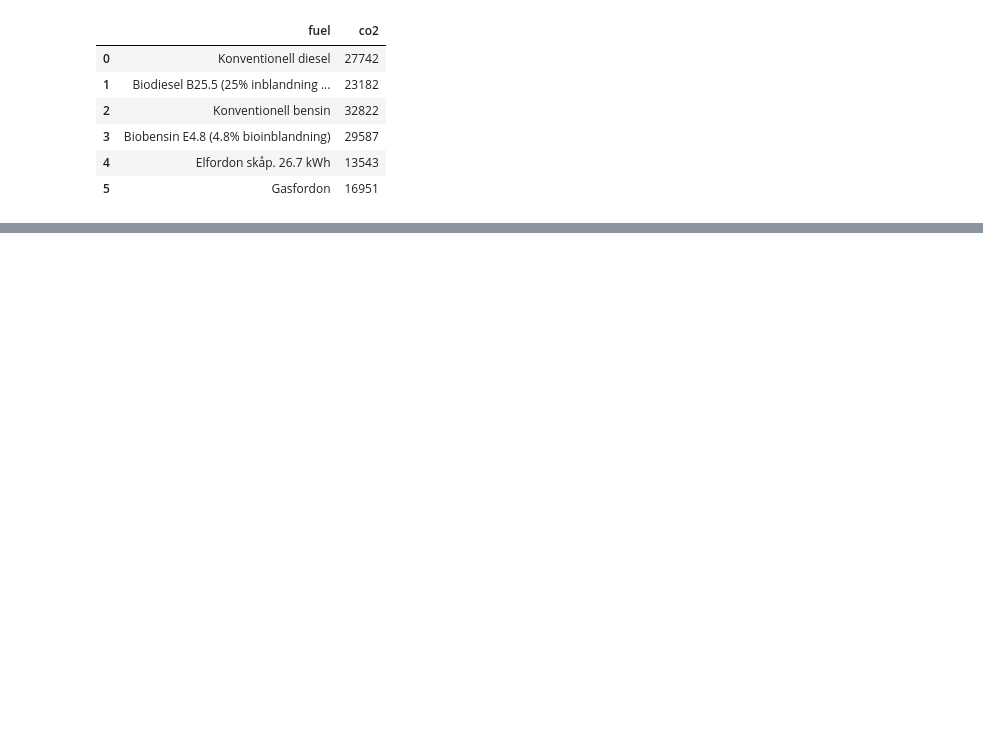
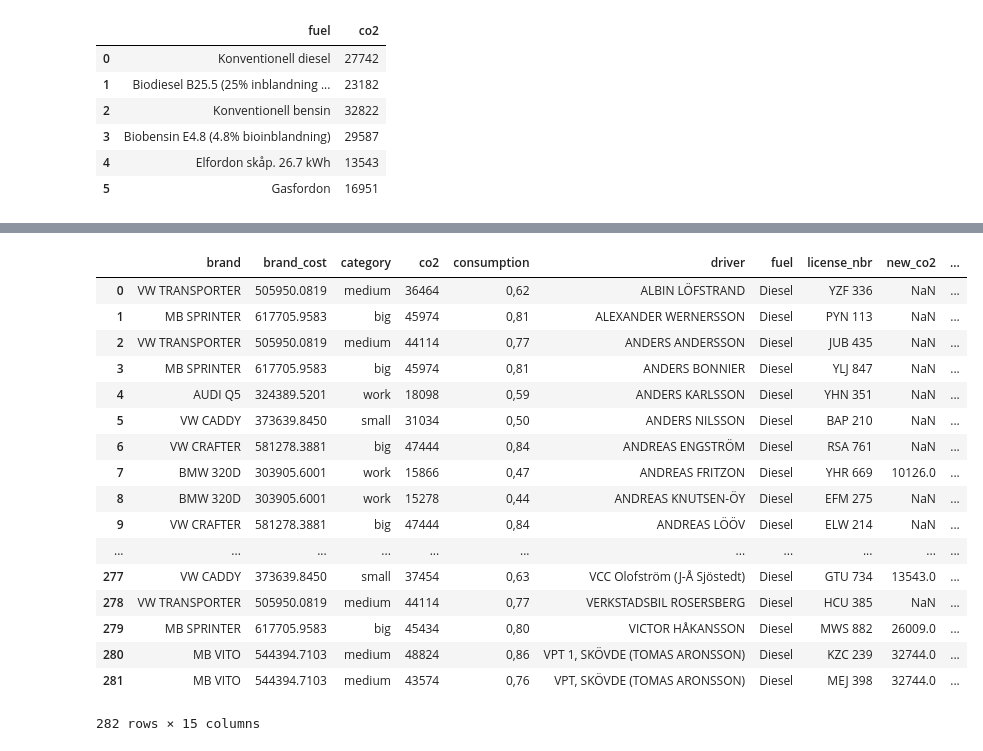
Before and after one commit to schurmann/fiskfl-sk, a Jupyter notebook: isak.ipynb, the cells around one changed output, grey strips where cells are left out. Drawn from its saved outputs; the diff is of its cells as text; code cells hidden in the pictures; blank space fills up the shorter version.

```diff
--- a/isak.ipynb
+++ b/isak.ipynb
@@ -10,19 +8,20 @@ The blackcellmagic extension is already loaded. To reload it, use:
 # %%
 total_csvs = !ls total_*
+costs_csvs = !ls kostnader/
 # %%
-def write_excel(file_name: str, dfs, sheets):
+def write_excel(file_name: str, sheets):
     writer = pd.ExcelWriter(f'{file_name}.xlsx')
-    [df.to_excel(writer, sheet) for df, sheet in zip(dfs, sheets)]
+    [df.to_excel(writer, sheet) for sheet, df in sheets.items()]
     writer.save()
 
+def write_csv(file_name: str, df):
+    df.to_csv(file_name)
 
 def read_csv(file_name: str, **args: dict) -> pd.DataFrame:
     return pd.read_csv(filepath_or_buffer=file_name, **args)
 
-
 def file_name_suffix(name: str) -> str:
     return name[name.rfind('_') + 1:-4]
-
 
 total_names = ['fuel', 'co2']
 df_totals = {
@@ -30,6 +29,16 @@ df_totals = {
         file_name=name, encoding='utf-8', names=total_names, header=0)
     for name in total_csvs
 }
+
+df_costs = defaultdict(dict)
+for csv in costs_csvs:
+    type_, cat = csv[:-4].split('_')
+    col = type_ if type_ == 'brand' else f'new_{type_}'
+    df = read_csv(file_name=f'kostnader/{csv}', names=[col, 'cost'], header=0)
+    if type_ == 'brand':
+        df[type_] = df[type_].str.upper()
+    df_costs[col][cat] = df
+
 df_new_co2 = read_csv(
     file_name='fordonspark.csv',
     encoding='utf-8',
@@ -44,4 +53,3 @@ df_cars = pd.read_csv(
         'license_nbr', 'brand', 'year', 'driver', 'region', 'consumption',
         'co2', 'fuel'
     ])
-df_cars.head(20)
@@ -277,0 +388,21 @@ display(dfs[0])
+# %%
+sheets['scen6_a']
+# %% [output]
+|  | brand | brand_cost | category | co2 | consumption | driver | fuel | license_nbr | new_co2 | ... |
+| 0 | VW TRANSPORTER | 505950.0819 | medium | 36464 | 0,62 | ALBIN LÖFSTRAND | Diesel | YZF 336 | NaN | ... |
+| 1 | MB SPRINTER | 617705.9583 | big | 45974 | 0,81 | ALEXANDER WERNERSSON | Diesel | PYN 113 | NaN | ... |
+| 2 | VW TRANSPORTER | 505950.0819 | medium | 44114 | 0,77 | ANDERS ANDERSSON | Diesel | JUB 435 | NaN | ... |
+| 3 | MB SPRINTER | 617705.9583 | big | 45974 | 0,81 | ANDERS BONNIER | Diesel | YLJ 847 | NaN | ... |
+| 4 | AUDI Q5 | 324389.5201 | work | 18098 | 0,59 | ANDERS KARLSSON | Diesel | YHN 351 | NaN | ... |
+| 5 | VW CADDY | 373639.8450 | small | 31034 | 0,50 | ANDERS NILSSON | Diesel | BAP 210 | NaN | ... |
+| 6 | VW CRAFTER | 581278.3881 | big | 47444 | 0,84 | ANDREAS ENGSTRÖM | Diesel | RSA 761 | NaN | ... |
+| 7 | BMW 320D | 303905.6001 | work | 15866 | 0,47 | ANDREAS FRITZON | Diesel | YHR 669 | 10126.0 | ... |
+| 8 | BMW 320D | 303905.6001 | work | 15278 | 0,44 | ANDREAS KNUTSEN-ÖY | Diesel | EFM 275 | NaN | ... |
+| 9 | VW CRAFTER | 581278.3881 | big | 47444 | 0,84 | ANDREAS LÖÖV | Diesel | ELW 214 | NaN | ... |
+| ... | ... | ... | ... | ... | ... | ... | ... | ... | ... | ... |
+| 277 | VW CADDY | 373639.8450 | small | 37454 | 0,63 | VCC Olofström (J-Å Sjöstedt) | Diesel | GTU 734 | 13543.0 | ... |
+| 278 | VW TRANSPORTER | 505950.0819 | medium | 44114 | 0,77 | VERKSTADSBIL ROSERSBERG | Diesel | HCU 385 | NaN | ... |
+| 279 | MB SPRINTER | 617705.9583 | big | 45434 | 0,80 | VICTOR HÅKANSSON | Diesel | MWS 882 | 26009.0 | ... |
+| 280 | MB VITO | 544394.7103 | medium | 48824 | 0,86 | VPT 1, SKÖVDE (TOMAS ARONSSON) | Diesel | KZC 239 | 32744.0 | ... |
+| 281 | MB VITO | 544394.7103 | medium | 43574 | 0,76 | VPT, SKÖVDE (TOMAS ARONSSON) | Diesel | MEJ 398 | 32744.0 | ... |
+282 rows × 15 columns
```
Also changed, not shown: parts of 10 cells of this notebook, 15 other files.
